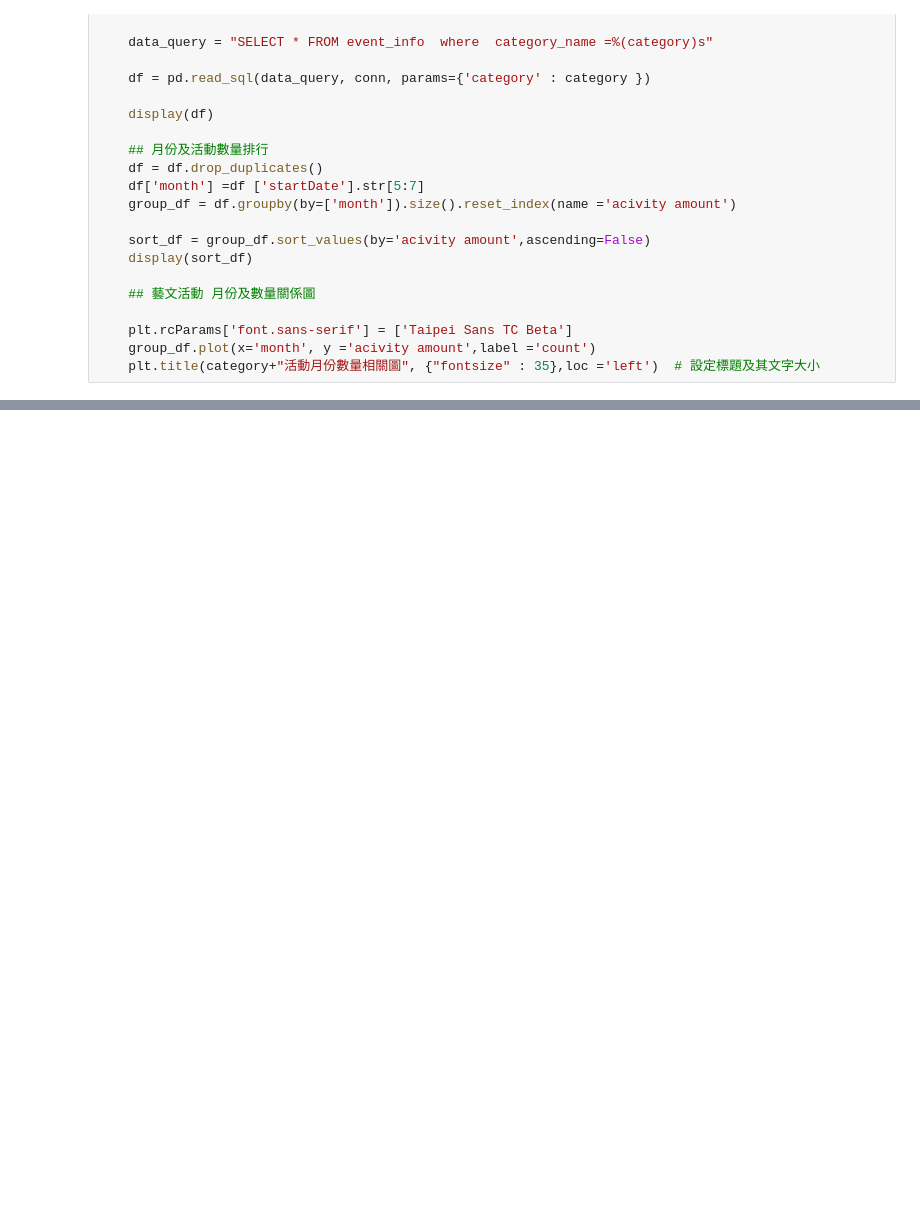
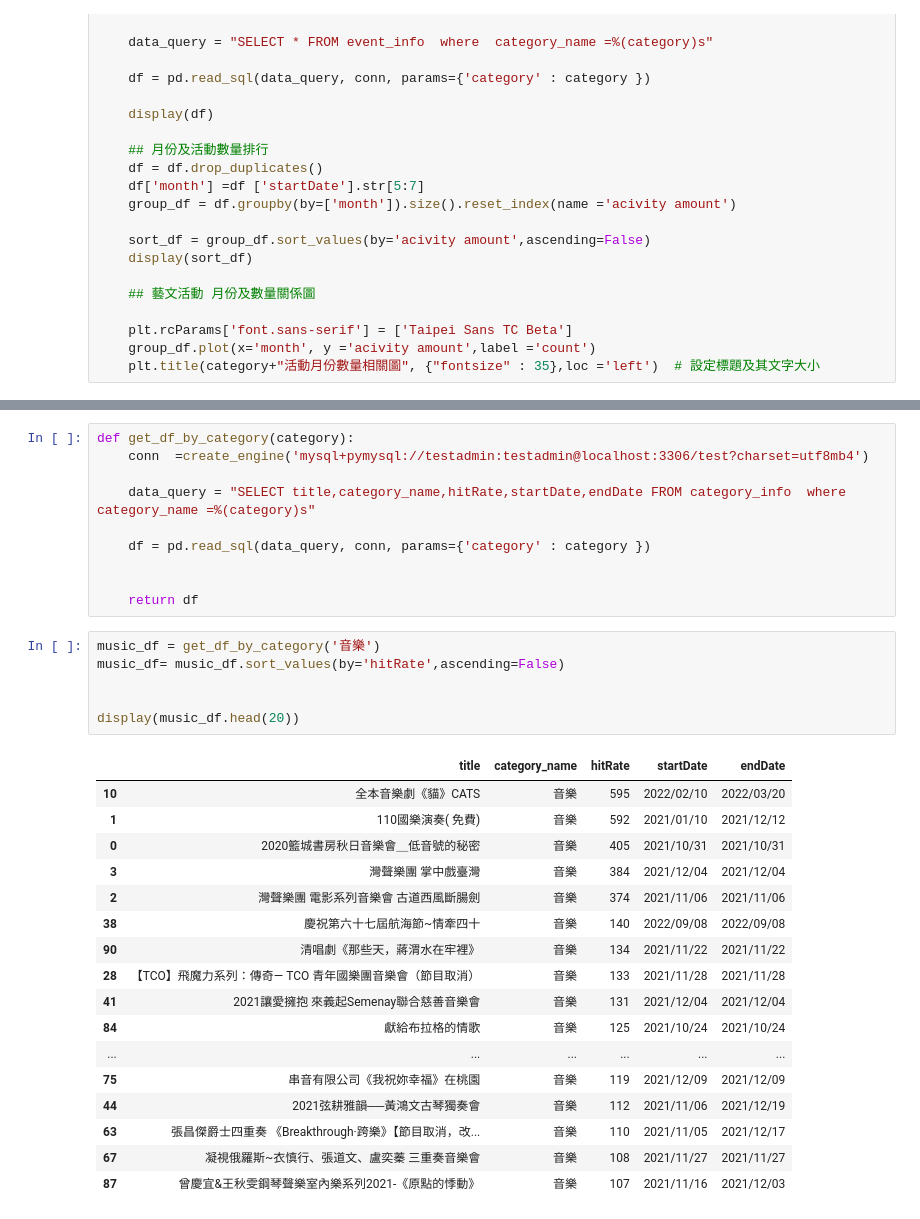
Before and after one commit to j551234/art_activity_analysis, a Jupyter notebook: music_month_analysis.ipynb, the cells around one changed output, grey strips where cells are left out. Drawn from its saved outputs; the diff is of its cells as text; blank space fills up the shorter version.

Commit message:
add hitRate analysis

```diff
--- a/music_month_analysis.ipynb
+++ b/music_month_analysis.ipynb
@@ -113,0 +122,34 @@ category_month_relation_analysis("獨立音樂")
+# %%
+def get_df_by_category(category):
+    conn  =create_engine('mysql+pymysql://testadmin:testadmin@localhost:3306/test?charset=utf8mb4')
+
+    data_query = "SELECT title,category_name,hitRate,startDate,endDate FROM category_info  where  category_name =%(category)s"
+
+    df = pd.read_sql(data_query, conn, params={'category' : category })
+
+
+    return df
+# %%
+music_df = get_df_by_category('音樂')
+music_df= music_df.sort_values(by='hitRate',ascending=False)
+
+
+display(music_df.head(20))
+# %% [output]
+|  | title | category_name | hitRate | startDate | endDate |
+| 10 | 全本音樂劇《貓》CATS | 音樂 | 595 | 2022/02/10 | 2022/03/20 |
+| 1 | 110國樂演奏( 免費) | 音樂 | 592 | 2021/01/10 | 2021/12/12 |
+| 0 | 2020籃城書房秋日音樂會＿低音號的秘密 | 音樂 | 405 | 2021/10/31 | 2021/10/31 |
+| 3 | 灣聲樂團 掌中戲臺灣 | 音樂 | 384 | 2021/12/04 | 2021/12/04 |
+| 2 | 灣聲樂團 電影系列音樂會 古道西風斷腸劍 | 音樂 | 374 | 2021/11/06 | 2021/11/06 |
+| 38 | 慶祝第六十七屆航海節~情牽四十 | 音樂 | 140 | 2022/09/08 | 2022/09/08 |
+| 90 | 清唱劇《那些天，蔣渭水在牢裡》 | 音樂 | 134 | 2021/11/22 | 2021/11/22 |
+| 28 | 【TCO】飛魔力系列：傳奇— TCO 青年國樂團音樂會（節目取消） | 音樂 | 133 | 2021/11/28 | 2021/11/28 |
+| 41 | 2021讓愛擁抱 來義起Semenay聯合慈善音樂會 | 音樂 | 131 | 2021/12/04 | 2021/12/04 |
+| 84 | 獻給布拉格的情歌 | 音樂 | 125 | 2021/10/24 | 2021/10/24 |
+| ... | ... | ... | ... | ... | ... |
+| 75 | 串音有限公司《我祝妳幸福》在桃園 | 音樂 | 119 | 2021/12/09 | 2021/12/09 |
+| 44 | 2021弦耕雅韻──黃鴻文古琴獨奏會 | 音樂 | 112 | 2021/11/06 | 2021/12/19 |
+| 63 | 張昌傑爵士四重奏 《Breakthrough·跨樂》【節目取消，改... | 音樂 | 110 | 2021/11/05 | 2021/12/17 |
+| 67 | 凝視俄羅斯~衣慎行、張道文、盧奕蓁 三重奏音樂會 | 音樂 | 108 | 2021/11/27 | 2021/11/27 |
+| 87 | 曾慶宜&王秋雯鋼琴聲樂室內樂系列2021-《原點的悸動》 | 音樂 | 107 | 2021/11/16 | 2021/12/03 |
```
Also changed, not shown: parts of 4 cells of this notebook.
